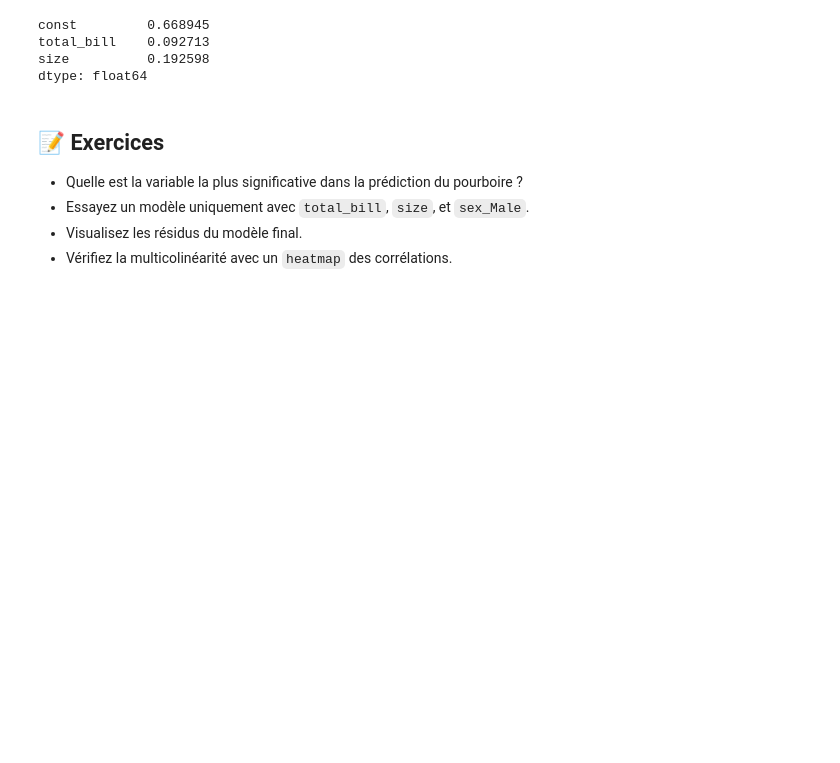
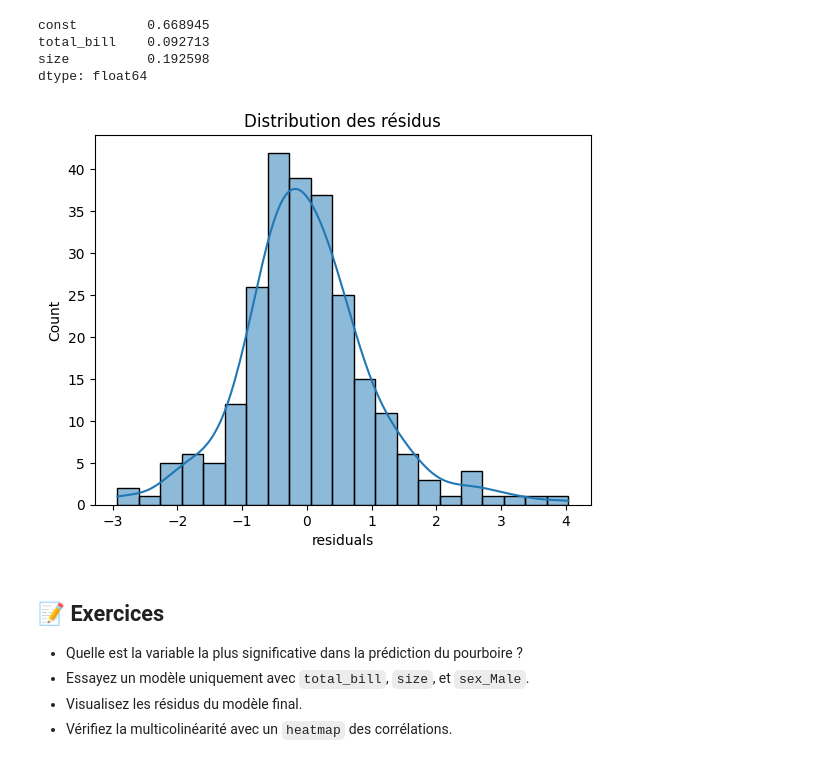
Before and after one commit to DestinBir/Python_Course_For_DataScientist, a Jupyter notebook: Semaine_3/jour6_regression_multiple.ipynb, the cells around one changed output. Saved outputs shown, nothing was run; the diff lists cells and outputs as text; code cells hidden in the pictures; blank space fills up the shorter version.

Commit message:
adding vizualisation on day 6 model

```diff
--- a/Semaine_3/jour6_regression_multiple.ipynb
+++ b/Semaine_3/jour6_regression_multiple.ipynb
@@ -119,6 +119,14 @@ const         0.668945
 total_bill    0.092713
 size          0.192598
 dtype: float64
+# %%
+df['predicted'] = model.predict(X)
+df['residuals'] = df['tip'] - df['predicted']
+sns.histplot(df['residuals'], kde=True)
+plt.title('Distribution des résidus')
+plt.show()
+# %% [output]
+[figure, added]
 # %% [markdown]
 ## 📝 Exercices
 - Quelle est la variable la plus significative dans la prédiction du pourboire ?
```
